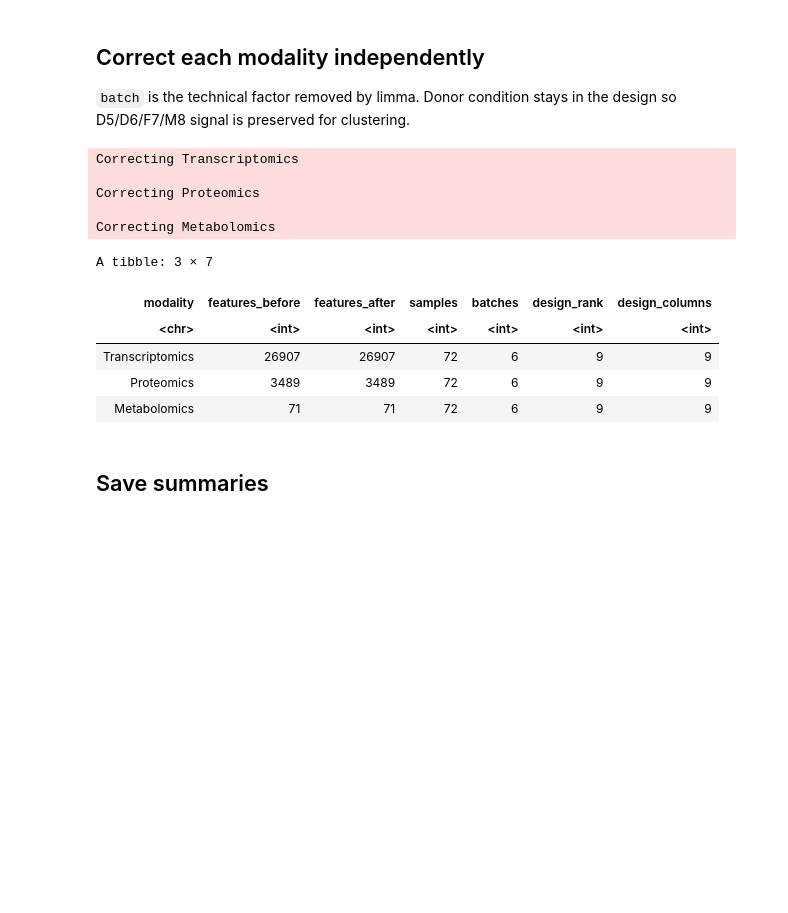
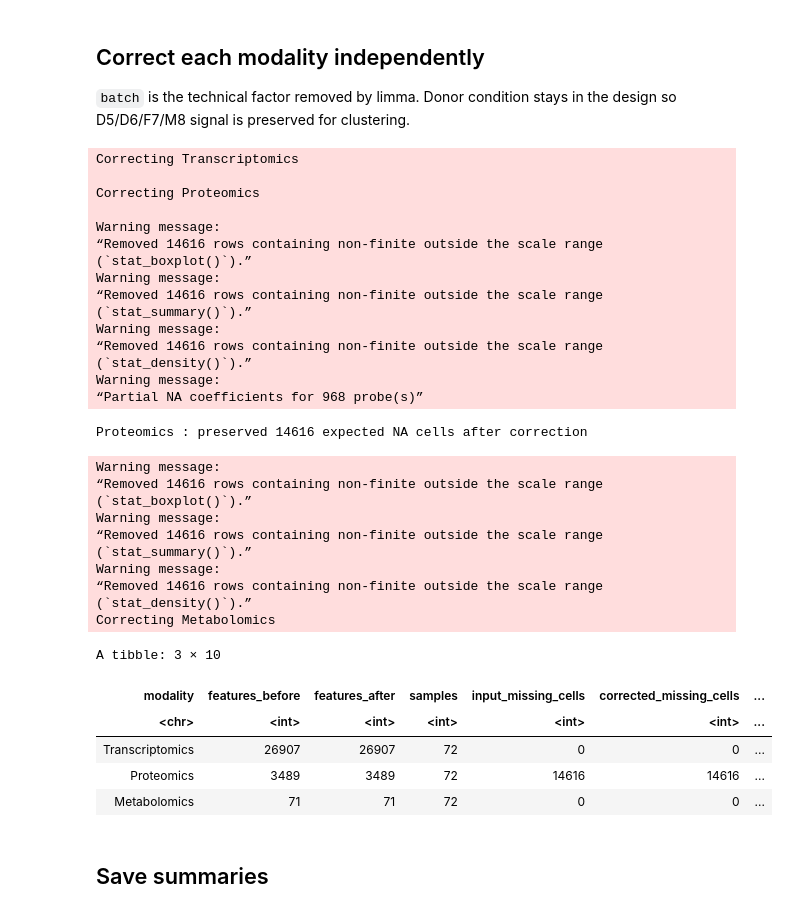
Before and after one commit to Freddsle/fedRBE, a Jupyter notebook: evaluation_data/multiomics/03_central_RBE.ipynb, the cells around one changed output. Saved outputs shown, nothing was run; the diff lists cells and outputs as text; code cells hidden in the pictures; blank space fills up the shorter version.

```diff
--- a/evaluation_data/multiomics/03_central_RBE.ipynb
+++ b/evaluation_data/multiomics/03_central_RBE.ipynb
@@ -50,7 +73,8 @@ read_feature_matrix <- function(path) {
 
 write_feature_matrix <- function(expr, path) {
   out <- as.data.frame(expr, check.names = FALSE) %>% rownames_to_column("rowname")
-  write.table(out, file = path, sep = "\t", quote = TRUE, row.names = FALSE, col.names = TRUE)
+  write.table(out, file = path, sep = "\t", quote = TRUE, row.names = FALSE,
+              col.names = TRUE, na = "NA")
 }
 
 load_prepared_modality <- function(modality) {
@@ -88,6 +112,26 @@ assert_limma_design <- function(metadata, modality) {
   invisible(TRUE)
 }
 
+# Missing cells are expected for client-wise soft filtering. Correction must
+# preserve that mask exactly and keep every observed cell finite.
+validate_corrected_matrix <- function(expr, corrected, modality) {
+  input_na     <- is.na(expr)
+  corrected_m  <- as.matrix(corrected)
+  corrected_na <- is.na(corrected_m)
+
+  if (!identical(dim(input_na), dim(corrected_na)))
+    stop(modality, ": corrected matrix dimensions changed.", call. = FALSE)
+  if (any(corrected_na & !input_na))
+    stop(modality, ": correction introduced new NA values.", call. = FALSE)
+  if (any(input_na & !corrected_na))
+    stop(modality, ": correction filled expected NA values.", call. = FALSE)
+  if (any(!corrected_na & !is.finite(corrected_m)))
+    stop(modality, ": corrected observed cells contain non-finite values.", call. = FALSE)
+  if (any(corrected_na))
+    cat(modality, ": preserved", sum(corrected_na), "expected NA cells after correction\n")
+  invisible(TRUE)
+}
+
 # Saves a diagnostic panel per (modality, state): PCA by batch, PCA by donor,
 # sample boxplot coloured by batch, density by batch — combined into one
 # patchwork file via plots_eda.R utilities.
@@ -152,42 +196,65 @@ correction_summaries <- purrr::map_dfr(MODALITIES, function(modality) {
   colnames(design) <- c("Intercept", COVARIATE_LEVELS)
   corrected <- limma::removeBatchEffect(as.matrix(expr), batch = metadata$batch, design = design) %>%
     as.data.frame(check.names = FALSE)
 
-  if (anyNA(corrected)) stop(modality, ": corrected matrix contains NA values.", call. = FALSE)
-  if (any(!is.finite(as.matrix(corrected)))) stop(modality, ": corrected matrix contains non-finite values.", call. = FALSE)
+  validate_corrected_matrix(expr, corrected, modality)
 
   modality_after_dir <- file.path(AFTER_DIR, modality)
   dir.create(modality_after_dir, showWarnings = FALSE, recursive = TRUE)
   write_feature_matrix(corrected, file.path(modality_after_dir, "intensities_log_Rcorrected_UNION.tsv"))
   write.table(metadata, file = file.path(modality_after_dir, "metadata.tsv"),
               sep = "\t", quote = TRUE, row.names = FALSE, col.names = TRUE)
 
   diagnostic_summaries[[paste(modality, "after", sep = "_")]] <<- plot_diagnostics(as.matrix(corrected), metadata, modality, "after")
 
   tibble(
     modality = modality,
     features_before = nrow(expr),
     features_after = nrow(corrected),
     samples = ncol(corrected),
+    input_missing_cells = sum(is.na(expr)),
+    corrected_missing_cells = sum(is.na(corrected)),
+    corrected_rows_with_any_na = sum(rowSums(is.na(corrected)) > 0),
     batches = n_distinct(metadata$batch),
     design_rank = qr(model.matrix(~ condition + batch, data = metadata))$rank,
     design_columns = ncol(model.matrix(~ condition + batch, data = metadata))
   )
 })
 
 correction_summaries
 # %% [output]
 Correcting Transcriptomics
 
 Correcting Proteomics
 
-Correcting Metabolomics
+Warning message:
+“Removed 14616 rows containing non-finite outside the scale range
+(`stat_boxplot()`).”
+Warning message:
+“Removed 14616 rows containing non-finite outside the scale range
+(`stat_summary()`).”
+Warning message:
+“Removed 14616 rows containing non-finite outside the scale range
+(`stat_density()`).”
+Warning message:
+“Partial NA coefficients for 968 probe(s)”
-A tibble: 3 × 7
+Proteomics : preserved 14616 expected NA cells after correction
+Warning message:
+“Removed 14616 rows containing non-finite outside the scale range
+(`stat_boxplot()`).”
+Warning message:
+“Removed 14616 rows containing non-finite outside the scale range
+(`stat_summary()`).”
+Warning message:
+“Removed 14616 rows containing non-finite outside the scale range
+(`stat_density()`).”
+Correcting Metabolomics
+A tibble: 3 × 10
-| modality | features_before | features_after | samples | batches | design_rank | design_columns |
-| <chr> | <int> | <int> | <int> | <int> | <int> | <int> |
-| Transcriptomics | 26907 | 26907 | 72 | 6 | 9 | 9 |
-| Proteomics | 3489 | 3489 | 72 | 6 | 9 | 9 |
-| Metabolomics | 71 | 71 | 72 | 6 | 9 | 9 |
+| modality | features_before | features_after | samples | input_missing_cells | corrected_missing_cells | ... |
+| <chr> | <int> | <int> | <int> | <int> | <int> | ... |
+| Transcriptomics | 26907 | 26907 | 72 | 0 | 0 | ... |
+| Proteomics | 3489 | 3489 | 72 | 14616 | 14616 | ... |
+| Metabolomics | 71 | 71 | 72 | 0 | 0 | ... |
 # %% [markdown]
 ## Save summaries
 # %%
```
Also changed, not shown: parts of 3 cells of this notebook, 6 other files.
